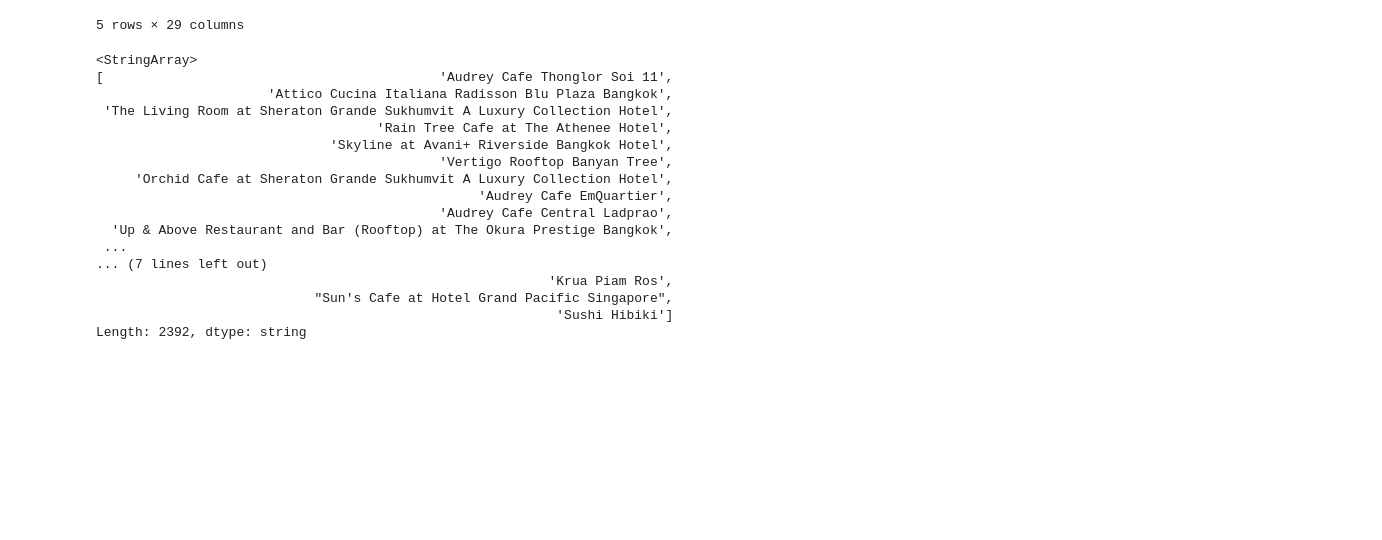
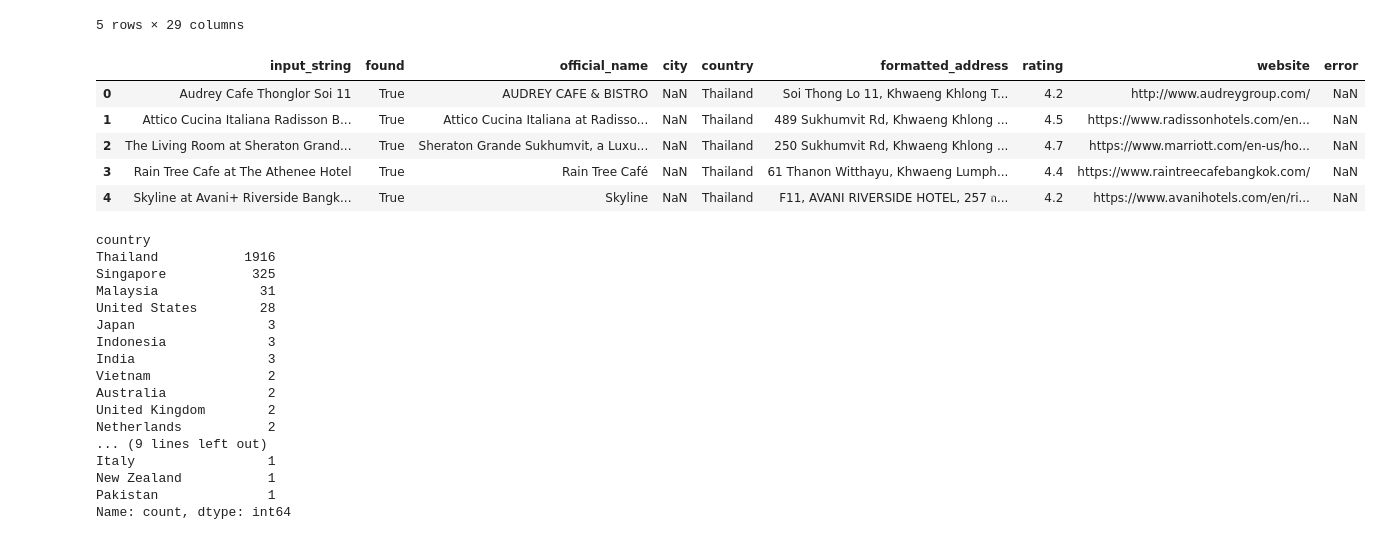
Before and after one commit to liyunling2/OPE, a Jupyter notebook: _1_eda/main.ipynb, the cells around one changed output. Saved outputs shown, nothing was run; the diff lists cells and outputs as text; code cells hidden in the pictures; blank space fills up the shorter version.

Commit message:
geolocation api to retrieve countries of restaurants

```diff
--- a/_1_eda/main.ipynb
+++ b/_1_eda/main.ipynb
@@ -359,22 +359,37 @@ restaurants_agg_df.head()
 | 4 | 273 | 536 | 254891.20 | 475.54 | 339.8 | 535.13 | ... |
 5 rows × 29 columns
 # %%
-restaurants_agg_df['name'].unique()
+restaurants_name_array = restaurants_agg_df['name'].unique()
+# Save it to a simple CSV file in the same directory
+pd.DataFrame(restaurants_name_array, columns=['name']).to_csv('names_to_search.csv', index=False)
-# %% [output]
-<StringArray>
-[                                           'Audrey Cafe Thonglor Soi 11',
-                      'Attico Cucina Italiana Radisson Blu Plaza Bangkok',
- 'The Living Room at Sheraton Grande Sukhumvit A Luxury Collection Hotel',
-                                    'Rain Tree Cafe at The Athenee Hotel',
-                              'Skyline at Avani+ Riverside Bangkok Hotel',
-                                            'Vertigo Rooftop Banyan Tree',
-     'Orchid Cafe at Sheraton Grande Sukhumvit A Luxury Collection Hotel',
-                                                 'Audrey Cafe EmQuartier',
-                                            'Audrey Cafe Central Ladprao',
-  'Up & Above Restaurant and Bar (Rooftop) at The Okura Prestige Bangkok',
- ...
-... (7 lines left out)
-                                                          'Krua Piam Ros',
-                            "Sun's Cafe at Hotel Grand Pacific Singapore",
-                                                           'Sushi Hibiki']
-Length: 2392, dtype: string
+# %%
+restaurants_google_df = pd.read_csv('places_api_new_results.csv')
+
+restaurants_google_df.head()
+# %% [output]
+|  | input_string | found | official_name | city | country | formatted_address | rating | website | error |
+| 0 | Audrey Cafe Thonglor Soi 11 | True | AUDREY CAFE & BISTRO | NaN | Thailand | Soi Thong Lo 11, Khwaeng Khlong T... | 4.2 | http://www.audreygroup.com/ | NaN |
+| 1 | Attico Cucina Italiana Radisson B... | True | Attico Cucina Italiana at Radisso... | NaN | Thailand | 489 Sukhumvit Rd, Khwaeng Khlong ... | 4.5 | https://www.radissonhotels.com/en... | NaN |
+| 2 | The Living Room at Sheraton Grand... | True | Sheraton Grande Sukhumvit, a Luxu... | NaN | Thailand | 250 Sukhumvit Rd, Khwaeng Khlong ... | 4.7 | https://www.marriott.com/en-us/ho... | NaN |
+| 3 | Rain Tree Cafe at The Athenee Hotel | True | Rain Tree Café | NaN | Thailand | 61 Thanon Witthayu, Khwaeng Lumph... | 4.4 | https://www.raintreecafebangkok.com/ | NaN |
+| 4 | Skyline at Avani+ Riverside Bangk... | True | Skyline | NaN | Thailand | F11, AVANI RIVERSIDE HOTEL, 257 ถ... | 4.2 | https://www.avanihotels.com/en/ri... | NaN |
+# %%
+restaurants_google_df['country'].value_counts()
+# %% [output]
+country
+Thailand           1916
+Singapore           325
+Malaysia             31
+United States        28
+Japan                 3
+Indonesia             3
+India                 3
+Vietnam               2
+Australia             2
+United Kingdom        2
+Netherlands           2
+... (9 lines left out)
+Italy                 1
+New Zealand           1
+Pakistan              1
+Name: count, dtype: int64
```
Also changed, not shown: 3 other files.
